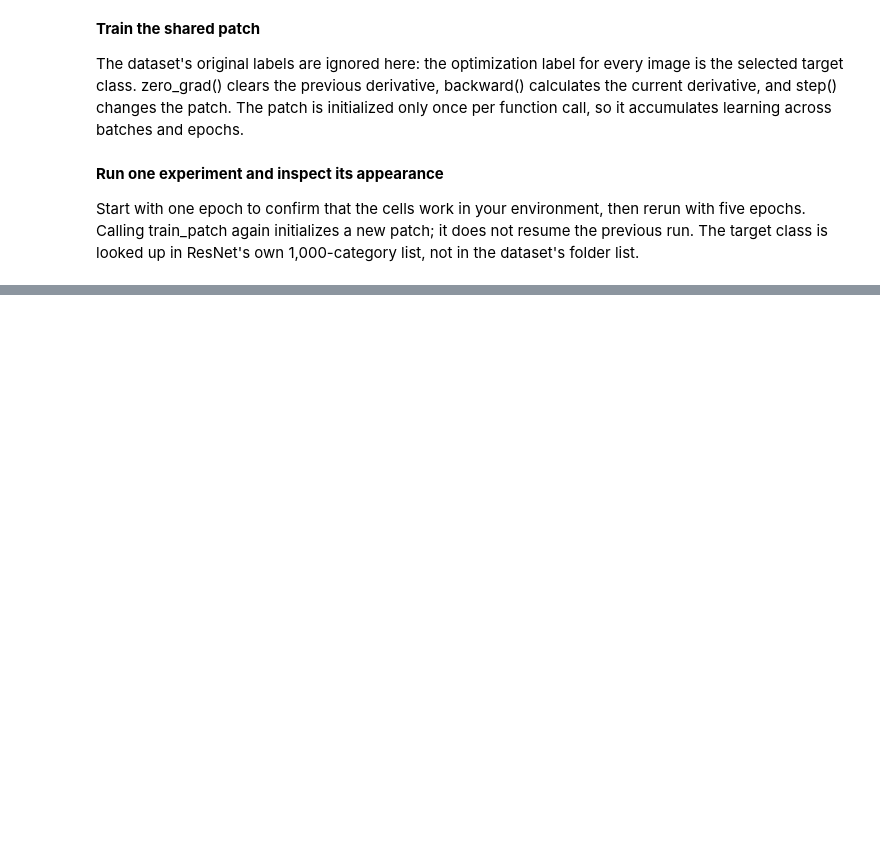
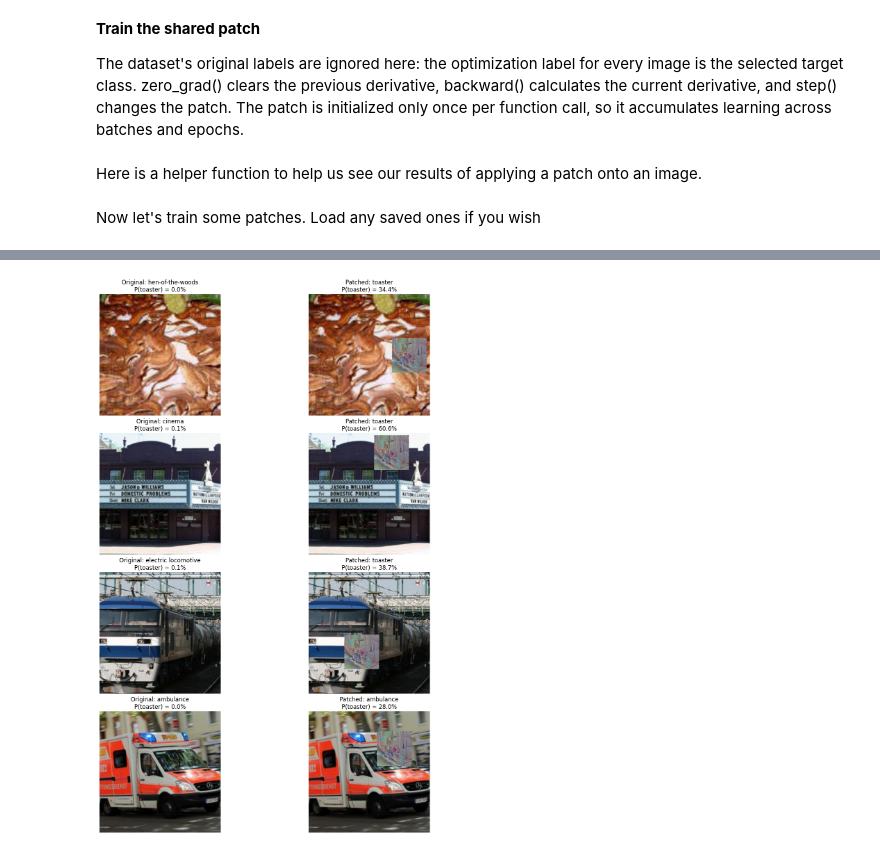
Before and after one commit to dhcent/Adversarial-Patches, a Jupyter notebook: ResNet50_Adversarial_Patches.ipynb, the cells around one changed output, grey strips where cells are left out. Saved outputs shown, nothing was run; the diff lists cells and outputs as text; code cells hidden in the pictures; blank space fills up the shorter version.

```diff
--- a/ResNet50_Adversarial_Patches.ipynb
+++ b/ResNet50_Adversarial_Patches.ipynb
@@ -58,8 +80,7 @@ plain_transforms = transforms.Compose([
 # %% [markdown]
 We first want to evaluate how our model performs on unperturbed images. TinyImageNet contains 200 separate labels, each with 5 images which are drawn from ImageNet. ResNet50's pretrained weights are trained on IMAGENET1K_V2 (as of October 13th, 2026)
 # %%
-imagenet_path = "./data/TinyImageNet"
-
+imagenet_path = "/content/data/TinyImageNet"
 dataset = datasets.ImageFolder(
     root = imagenet_path,
     transform = plain_transforms
@@ -306,7 +327,7 @@ def place_patch(images, patch):
 The dataset's original labels are ignored here: the optimization label for every image is the selected target class. zero_grad() clears the previous derivative, backward() calculates the current derivative, and step() changes the patch. The patch is initialized only once per function call, so it accumulates learning across batches and epochs.
 # %%
 def train_patch(model, train_loader, target_index, device,
-                patch_size=64, epochs=5, learning_rate=0.1):
+                patch_size=64, epochs=5, learning_rate=0.1, initial_patch=None):
     if patch_size < 1 or epochs < 1:
         raise ValueError("patch_size and epochs must be positive integers.")
 
@@ -314,9 +335,15 @@ def train_patch(model, train_loader, target_index, device,
     for parameter in model.parameters():
         parameter.requires_grad_(False)
 
-    # All zeros become RGB 0.5 after patch_to_rgb(): the initial patch is gray.
-    # Create it on the final device BEFORE constructing the optimizer.
-    patch = nn.Parameter(torch.zeros(3, patch_size, patch_size, device=device))
+    # either continue from an already trained patch or start fresh.
+    if initial_patch is None:
+        patch = nn.Parameter(
+          torch.zeros(3, patch_size, patch_size, device=device)
+        )
+    else:
+        patch = nn.Parameter(
+            initial_patch.detach().clone().to(device)
+        )
 
     # Only this tensor is registered with the optimizer, not model.parameters().
     optimizer = torch.optim.SGD([patch], lr=learning_rate, momentum=0.8)
@@ -370,7 +397,5 @@ def train_patch(model, train_loader, target_index, device,
     # Return PARAMETERS, not RGB values. The same patch_to_rgb conversion is
     # required for display. CPU output is convenient for plotting and saving.
     return patch.detach().cpu(), history
-# %% [markdown]
-**Run one experiment and inspect its appearance**
-
-Start with one epoch to confirm that the cells work in your environment, then rerun with five epochs. Calling train_patch again initializes a new patch; it does not resume the previous run. The target class is looked up in ResNet's own 1,000-category list, not in the dataset's folder list.
+# %% [markdown]
+Here is a helper function to help us see our results of applying a patch onto an image.
@@ -376,0 +457,2 @@ Start with one epoch to confirm that the cells work in your environment, then re
+# %% [markdown]
+Now let's train some patches. Load any saved ones if you wish
@@ -376,0 +478,19 @@ Start with one epoch to confirm that the cells work in your environment, then re
+# %%
+# checkpoint = load_saved()
+# target_index = checkpoint["target_index"]
+# target_name = checkpoint["target_name"]
+
+class_names = ResNet50_Weights.IMAGENET1K_V2.meta["categories"]
+target_name = "toaster"
+target_index = class_names.index(target_name)
+
+patch, history = train_patch(
+    pretrained_model,
+    patch_train_loader,
+    target_index,
+    device,
+    patch_size=64,
+    epochs=10,
+    initial_patch=None #change this if you want to load a prior.
+)
+# %% [output]
@@ -377 +507,2 @@ Start with one epoch to confirm that the cells work in your environment, then re
+[figure, added]
 # %%
```
Also changed, not shown: parts of 10 cells of this notebook.
